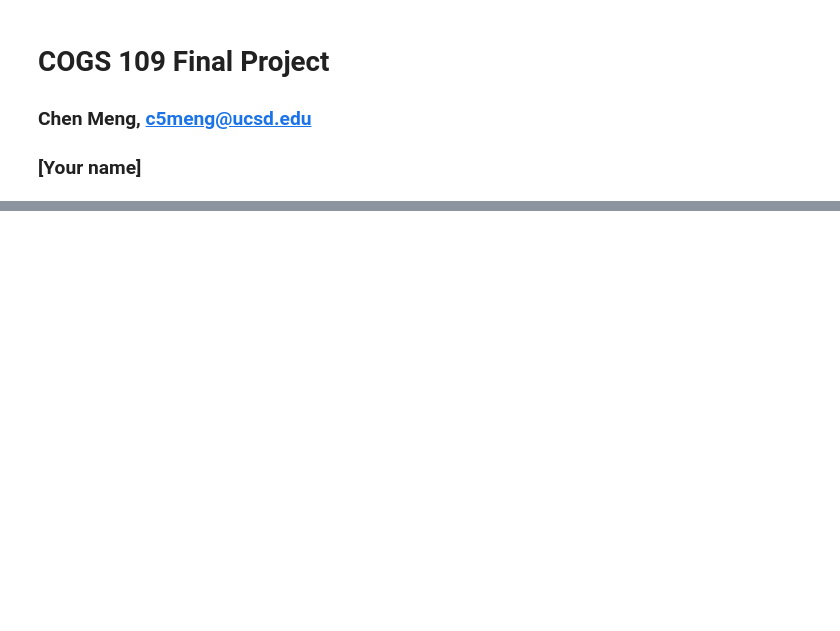
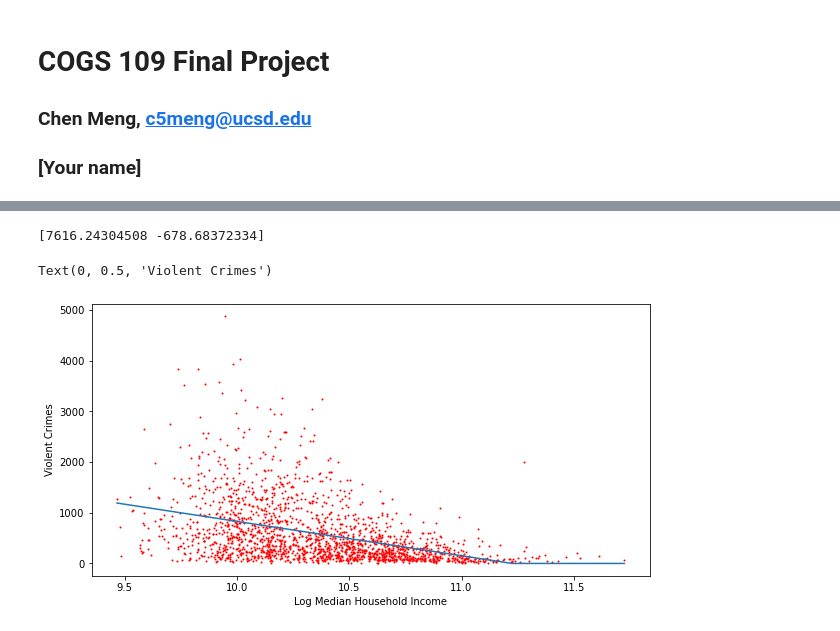
Before and after one commit to MCharming98/COGS_109_Final_Proj, a Jupyter notebook: final_proj.ipynb, the cells around one changed output, grey strips where cells are left out. Cells and saved outputs as stored; diff of their text form; code cells hidden in the pictures; blank space fills up the shorter version.

```diff
--- a/final_proj.ipynb
+++ b/final_proj.ipynb
@@ -48,0 +71,23 @@ for i in range(4):
+# %%
+# Model 2: Violent crimes ~ log(income)
+X = np.log(data["medIncome"].to_numpy())
+Y = data["ViolentCrimesPerPop"].to_numpy()
+n = len(Y)
+ones = np.ones(n, dtype=int).reshape(n,1)
+A = np.append(ones, X.reshape(n,1), axis=1)
+w2 = np.linalg.lstsq(A, Y, rcond=None)[0] #ViolentCrimes = min(w0+w1*log(income), 0)
+print(w2)
+
+# Generate values for plotting the regression model
+x_values = np.linspace(np.min(X), np.max(X), 2000)
+model = (lambda x: (w2[0] + w2[1]*x).clip(min=0))(x_values)
+
+plt.figure(figsize=(10, 5))
+plt.scatter(X, Y, s=1, color='red')
+plt.plot(x_values, model)
+plt.xlabel("Log Median Household Income")
+plt.ylabel("Violent Crimes")
+# %% [output]
+[7616.24304508 -678.68372334]
+Text(0, 0.5, 'Violent Crimes')
+[figure, added]
```
Also changed, not shown: parts of 9 cells of this notebook.
